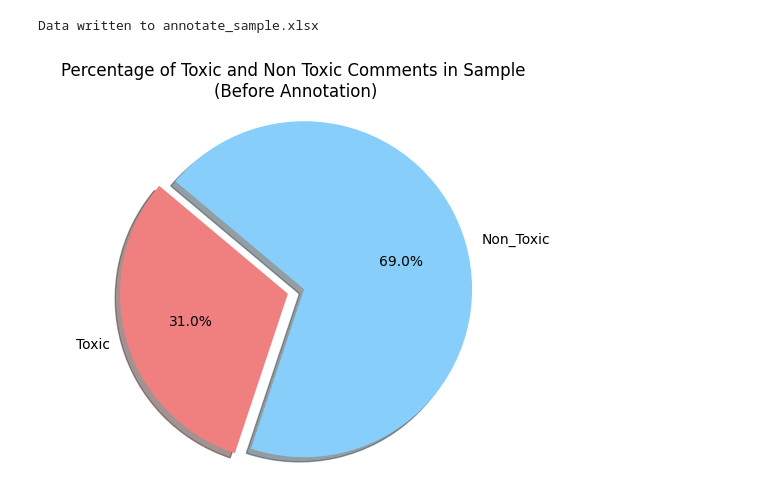
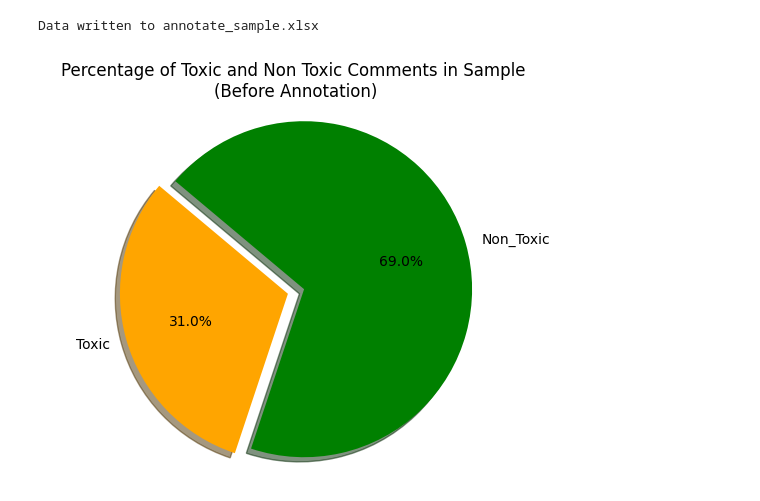
Before and after one commit to Slayer988/SIFU, a Jupyter notebook: Hatescan_anotate.ipynb, the cells around one changed output. Saved outputs shown, nothing was run; the diff lists cells and outputs as text; code cells hidden in the pictures.

```diff
--- a/Hatescan_anotate.ipynb
+++ b/Hatescan_anotate.ipynb
@@ -114,7 +114,7 @@ Data written has been written
 '''
 Creating Sample files for group annotation
 '''
-Column_names = ['Suba', 'Johannes', 'Kunal', 'Joseph']
+Column_names = ['Suba', 'Johannes', 'Kunal', 'Joseph', 'Cat_Suba', 'Cat_Johan', 'Cat_Kunal', 'Cat_Jose']
 # %%
 '''
 Choosing a Random sampls for both the toxic and non toxic for anotation
@@ -153,18 +153,18 @@ Data written to annotate_sample.xlsx
 # %%
 import matplotlib.pyplot as plt
 
 percentage_1 = (samples['Toxic ?'] == 1).sum() / len(df) * 100
 percentage_0 = (samples['Toxic ?'] == 0).sum() / len(df) * 100
 
 labels = ['Toxic', 'Non_Toxic']
 sizes = [percentage_1, percentage_0]
-colors = ['lightcoral', 'lightskyblue']
+colors = ['orange', 'green']
 explode = (0.1, 0)  # Explode the 1 slice
 
 plt.pie(sizes, explode=explode, labels=labels, colors=colors, autopct='%1.1f%%', shadow=True, startangle=140)
 plt.axis('equal')  # Equal aspect ratio ensures that pie is drawn as a circle.
 
 plt.title("Percentage of Toxic and Non Toxic Comments in Sample \n(Before Annotation)")
 plt.show()
 # %% [output]
-[figure, old version]
+[figure, new version]
```
Also changed, not shown: 3 other files.
